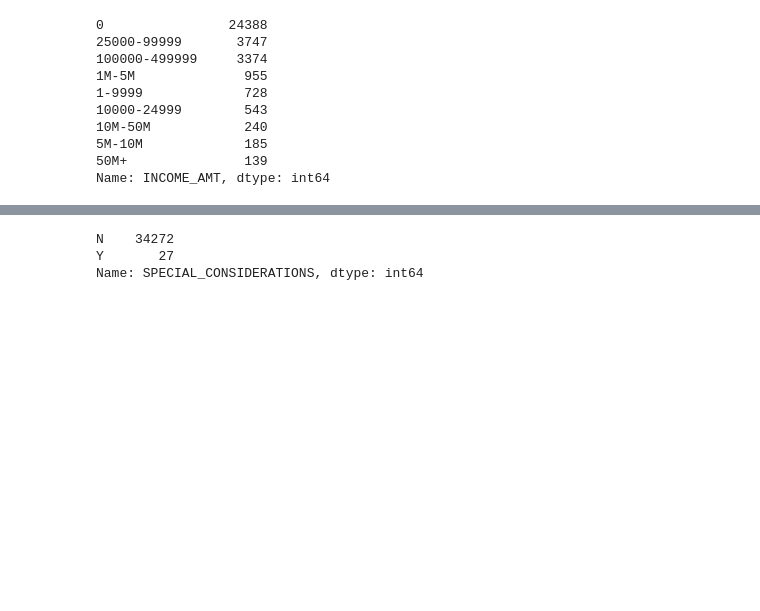
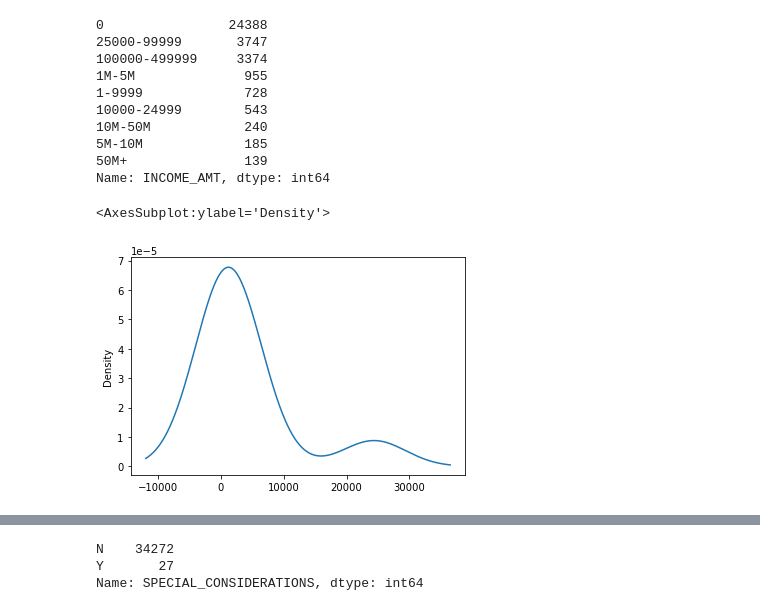
Before and after one commit to Fabalin/Neural_Network_Charity_Analysis, a Jupyter notebook: AlphabetSoupCharity_Optimization.ipynb, the cells around one changed output, grey strips where cells are left out. Drawn from its saved outputs; the diff is of its cells as text; code cells hidden in the pictures; blank space fills up the shorter version.

```diff
--- a/AlphabetSoupCharity_Optimization.ipynb
+++ b/AlphabetSoupCharity_Optimization.ipynb
@@ -109,3 +110,9 @@ application_df['INCOME_AMT'].value_counts()
 5M-10M             185
 50M+               139
 Name: INCOME_AMT, dtype: int64
+# %%
+# Visualize the value counts of INCOME_AMT
+income_counts.plot.density()
+# %% [output]
+<AxesSubplot:ylabel='Density'>
+[figure, added]
```
Also changed, not shown: parts of 11 cells of this notebook, 12 other files.
